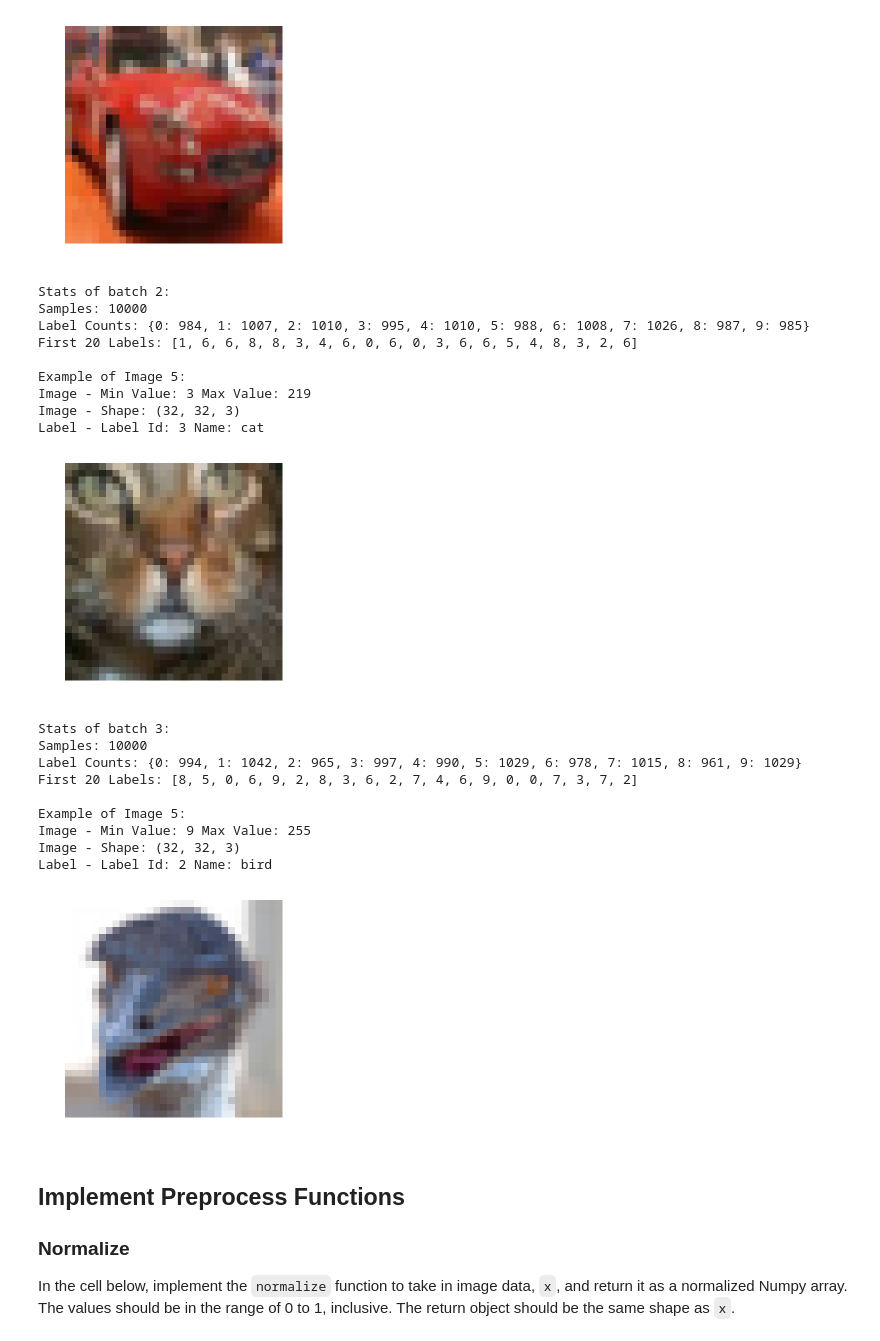
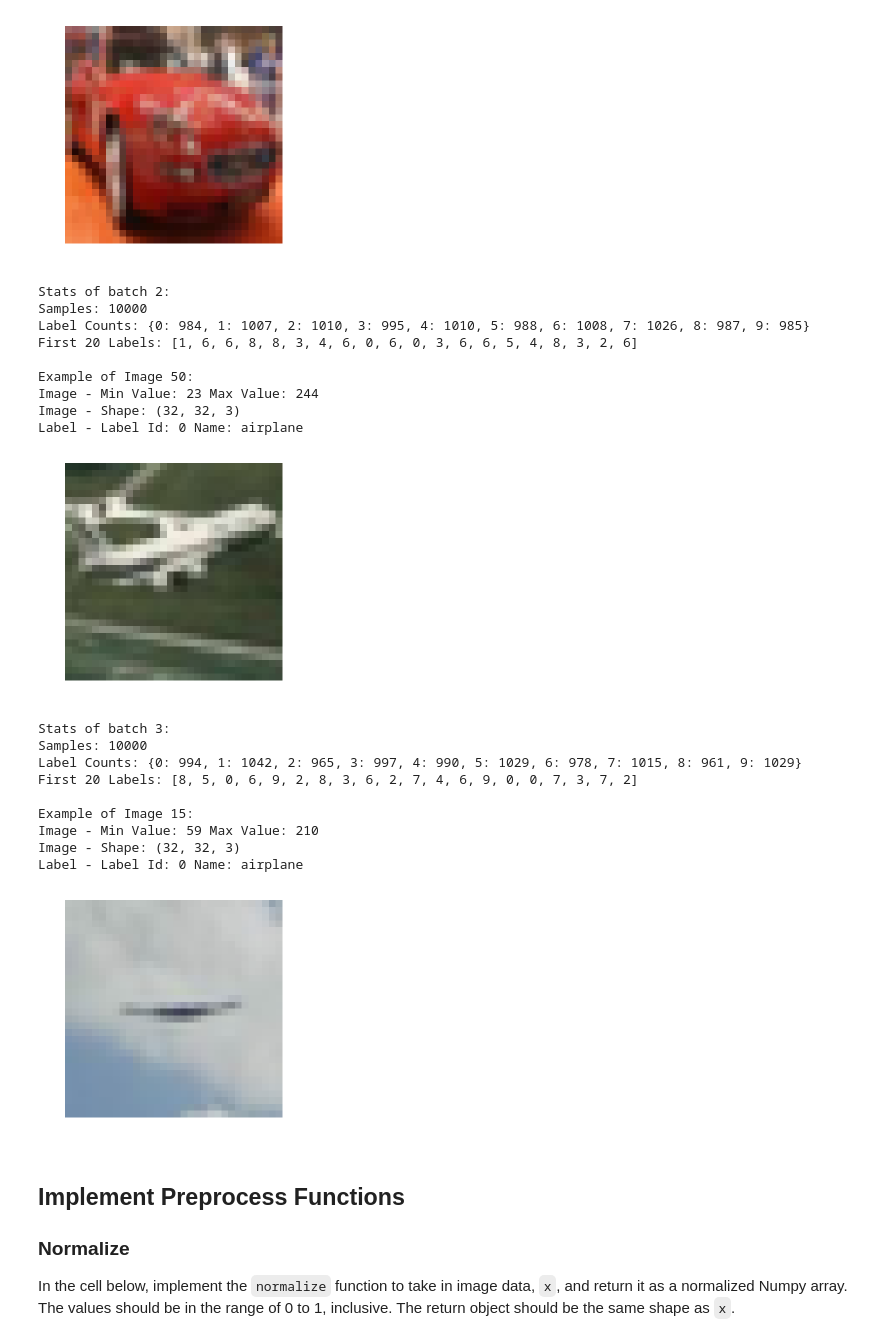
Before and after one commit to pratjz/nd-dl, a Jupyter notebook: project-2/dlnd_image_classification.ipynb, the cells around one changed output. Saved outputs shown, nothing was run; the diff lists cells and outputs as text; code cells hidden in the pictures.

```diff
--- a/project-2/dlnd_image_classification.ipynb
+++ b/project-2/dlnd_image_classification.ipynb
@@ -80,7 +80,7 @@ Label - Label Id: 1 Name: automobile
 [figure]
 # %%
 batch_id = 2
-sample_id = 5
+sample_id = 50
 helper.display_stats(cifar10_dataset_folder_path, batch_id, sample_id)
 # %% [output]
 Stats of batch 2:
@@ -88,26 +88,26 @@ Samples: 10000
 Label Counts: {0: 984, 1: 1007, 2: 1010, 3: 995, 4: 1010, 5: 988, 6: 1008, 7: 1026, 8: 987, 9: 985}
 First 20 Labels: [1, 6, 6, 8, 8, 3, 4, 6, 0, 6, 0, 3, 6, 6, 5, 4, 8, 3, 2, 6]
 
-Example of Image 5:
-Image - Min Value: 3 Max Value: 219
+Example of Image 50:
+Image - Min Value: 23 Max Value: 244
 Image - Shape: (32, 32, 3)
-Label - Label Id: 3 Name: cat
+Label - Label Id: 0 Name: airplane
-[figure, old version]
+[figure, new version]
 # %%
 batch_id = 3
-sample_id = 5
+sample_id = 15
 helper.display_stats(cifar10_dataset_folder_path, batch_id, sample_id)
 # %% [output]
 Stats of batch 3:
 Samples: 10000
 Label Counts: {0: 994, 1: 1042, 2: 965, 3: 997, 4: 990, 5: 1029, 6: 978, 7: 1015, 8: 961, 9: 1029}
 First 20 Labels: [8, 5, 0, 6, 9, 2, 8, 3, 6, 2, 7, 4, 6, 9, 0, 0, 7, 3, 7, 2]
 
-Example of Image 5:
-Image - Min Value: 9 Max Value: 255
+Example of Image 15:
+Image - Min Value: 59 Max Value: 210
 Image - Shape: (32, 32, 3)
-Label - Label Id: 2 Name: bird
+Label - Label Id: 0 Name: airplane
-[figure, old version]
+[figure, new version]
 # %% [markdown]
 ## Implement Preprocess Functions
 ### Normalize
```
Also changed, not shown: parts of 14 cells of this notebook, 1 other file.
